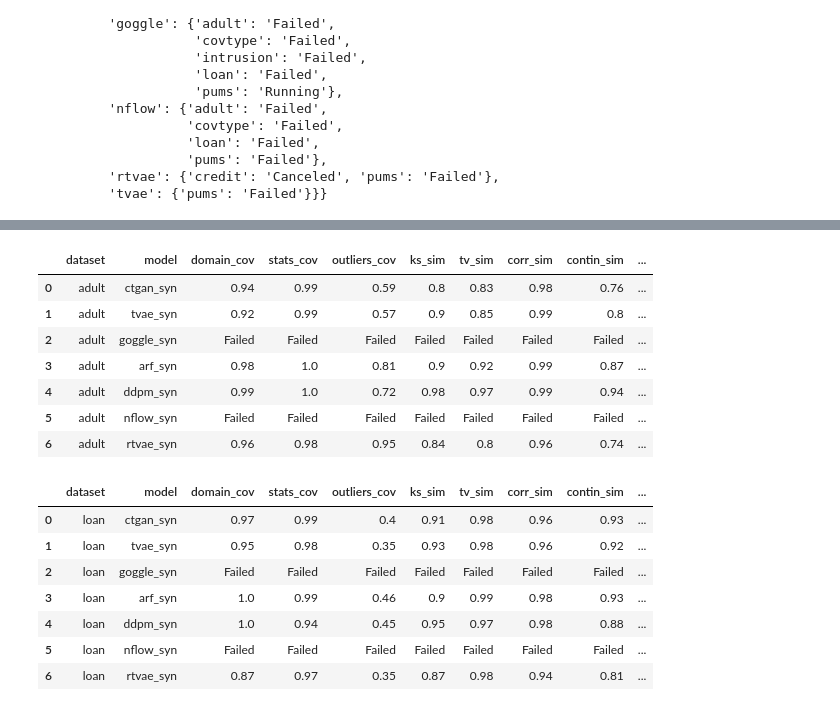
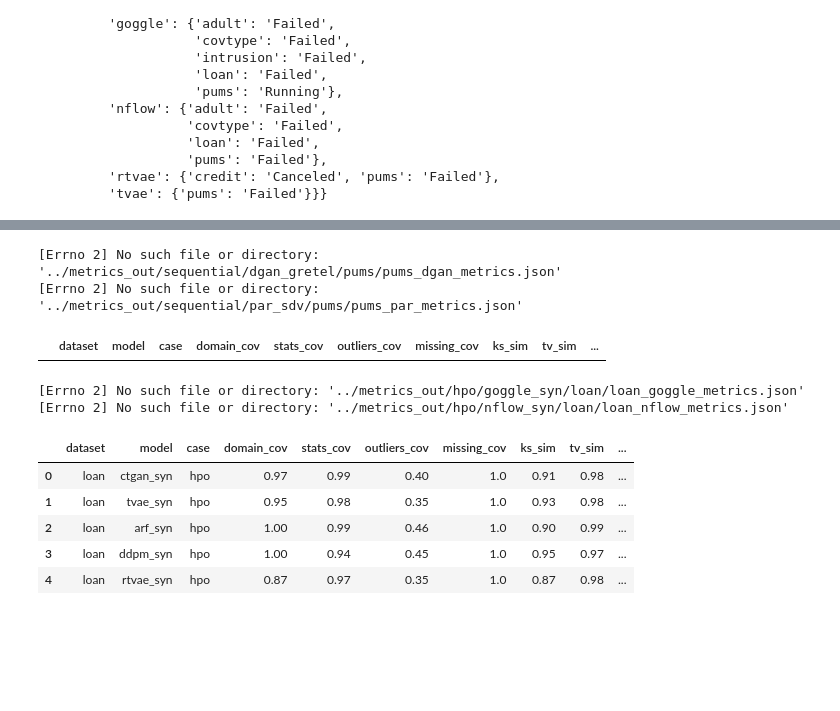
Before and after one commit to dsaidgovsg/benchmarking-synthetic-data-generators, a Jupyter notebook: notebooks/final_evalutation.ipynb, the cells around one changed output, grey strips where cells are left out. Drawn from its saved outputs; the diff is of its cells as text; code cells hidden in the pictures; blank space fills up the shorter version.

Commit message:
added imputation metrics and others

```diff
--- a/notebooks/final_evalutation.ipynb
+++ b/notebooks/final_evalutation.ipynb
@@ -14,6 +14,13 @@ ALL_TABULAR_MODELS = {
     "llm": ["great"],
     "betterdata": ["gan", "gan_dp"]
 }
+
+ALL_SEQUENTIAL_DATASETS = ["taxi", "nasdaq", "pums"]
+
+ALL_SEQUENTIAL_MODELS = {
+    "gretel": ["dgan"],
+    "sdv": ["par"]
+}
 # %%
 def get_cmds_configs(command_string):
 
@@ -219,40 +297,23 @@ def get_scores_df(exp_dataset, config="tabular"):
 # %%
-# # exp_dataset = "adult"
-# ALL_TABULAR_DATASETS = ["adult", "loan"]
+# pd.DataFrame( get_scores_df("nasdaq", ALL_SEQUENTIAL_MODELS, "sequential"))
+pd.DataFrame( get_scores_df("pums", ALL_SEQUENTIAL_MODELS, "sequential"))
 
-# for exp_dataset in ALL_TABULAR_DATASETS:
-
-#     final_report =
-
-#     try:
-#         pd.DataFrame(final_report)
-#     except Exception as e:
-#         print(e)
-#         print("~"*10, exp_dataset)
-#         for k, v in final_report.items():
-#             print(k, len(v))
-
-pd.DataFrame( get_scores_df("adult", "hpo"))
+# /Users/anshusingh/DPPCC/whitespace/benchmarking-synthetic-data-generators/metrics_out/sequential/dgan/nasdaq/nasdaq_dgan_correlation.csv
 # %% [output]
+[Errno 2] No such file or directory: '../metrics_out/sequential/dgan_gretel/pums/pums_dgan_metrics.json'
+[Errno 2] No such file or directory: '../metrics_out/sequential/par_sdv/pums/pums_par_metrics.json'
-|  | dataset | model | domain_cov | stats_cov | outliers_cov | ks_sim | tv_sim | corr_sim | contin_sim | ... |
-| 0 | adult | ctgan_syn | 0.94 | 0.99 | 0.59 | 0.8 | 0.83 | 0.98 | 0.76 | ... |
-| 1 | adult | tvae_syn | 0.92 | 0.99 | 0.57 | 0.9 | 0.85 | 0.99 | 0.8 | ... |
-| 2 | adult | goggle_syn | Failed | Failed | Failed | Failed | Failed | Failed | Failed | ... |
-| 3 | adult | arf_syn | 0.98 | 1.0 | 0.81 | 0.9 | 0.92 | 0.99 | 0.87 | ... |
-| 4 | adult | ddpm_syn | 0.99 | 1.0 | 0.72 | 0.98 | 0.97 | 0.99 | 0.94 | ... |
-| 5 | adult | nflow_syn | Failed | Failed | Failed | Failed | Failed | Failed | Failed | ... |
-| 6 | adult | rtvae_syn | 0.96 | 0.98 | 0.95 | 0.84 | 0.8 | 0.96 | 0.74 | ... |
+|  | dataset | model | case | domain_cov | stats_cov | outliers_cov | missing_cov | ks_sim | tv_sim | ... |
 # %%
-pd.DataFrame( get_scores_df("loan", "hpo"))
+pd.DataFrame( get_scores_df("loan", ALL_TABULAR_MODELS, "hpo"))
 # %% [output]
+[Errno 2] No such file or directory: '../metrics_out/hpo/goggle_syn/loan/loan_goggle_metrics.json'
+[Errno 2] No such file or directory: '../metrics_out/hpo/nflow_syn/loan/loan_nflow_metrics.json'
-|  | dataset | model | domain_cov | stats_cov | outliers_cov | ks_sim | tv_sim | corr_sim | contin_sim | ... |
-| 0 | loan | ctgan_syn | 0.97 | 0.99 | 0.4 | 0.91 | 0.98 | 0.96 | 0.93 | ... |
-| 1 | loan | tvae_syn | 0.95 | 0.98 | 0.35 | 0.93 | 0.98 | 0.96 | 0.92 | ... |
-| 2 | loan | goggle_syn | Failed | Failed | Failed | Failed | Failed | Failed | Failed | ... |
-| 3 | loan | arf_syn | 1.0 | 0.99 | 0.46 | 0.9 | 0.99 | 0.98 | 0.93 | ... |
-| 4 | loan | ddpm_syn | 1.0 | 0.94 | 0.45 | 0.95 | 0.97 | 0.98 | 0.88 | ... |
-| 5 | loan | nflow_syn | Failed | Failed | Failed | Failed | Failed | Failed | Failed | ... |
-| 6 | loan | rtvae_syn | 0.87 | 0.97 | 0.35 | 0.87 | 0.98 | 0.94 | 0.81 | ... |
+|  | dataset | model | case | domain_cov | stats_cov | outliers_cov | missing_cov | ks_sim | tv_sim | ... |
+| 0 | loan | ctgan_syn | hpo | 0.97 | 0.99 | 0.40 | 1.0 | 0.91 | 0.98 | ... |
+| 1 | loan | tvae_syn | hpo | 0.95 | 0.98 | 0.35 | 1.0 | 0.93 | 0.98 | ... |
+| 2 | loan | arf_syn | hpo | 1.00 | 0.99 | 0.46 | 1.0 | 0.90 | 0.99 | ... |
+| 3 | loan | ddpm_syn | hpo | 1.00 | 0.94 | 0.45 | 1.0 | 0.95 | 0.97 | ... |
+| 4 | loan | rtvae_syn | hpo | 0.87 | 0.97 | 0.35 | 1.0 | 0.87 | 0.98 | ... |
 # %%
 # exp_dataset = "adult"
 ALL_TABULAR_DATASETS = ["adult", "census", "child", "covtype", "credit", "insurance", "health_insurance",
```
Also changed, not shown: parts of 39 cells of this notebook, 2 other files.
